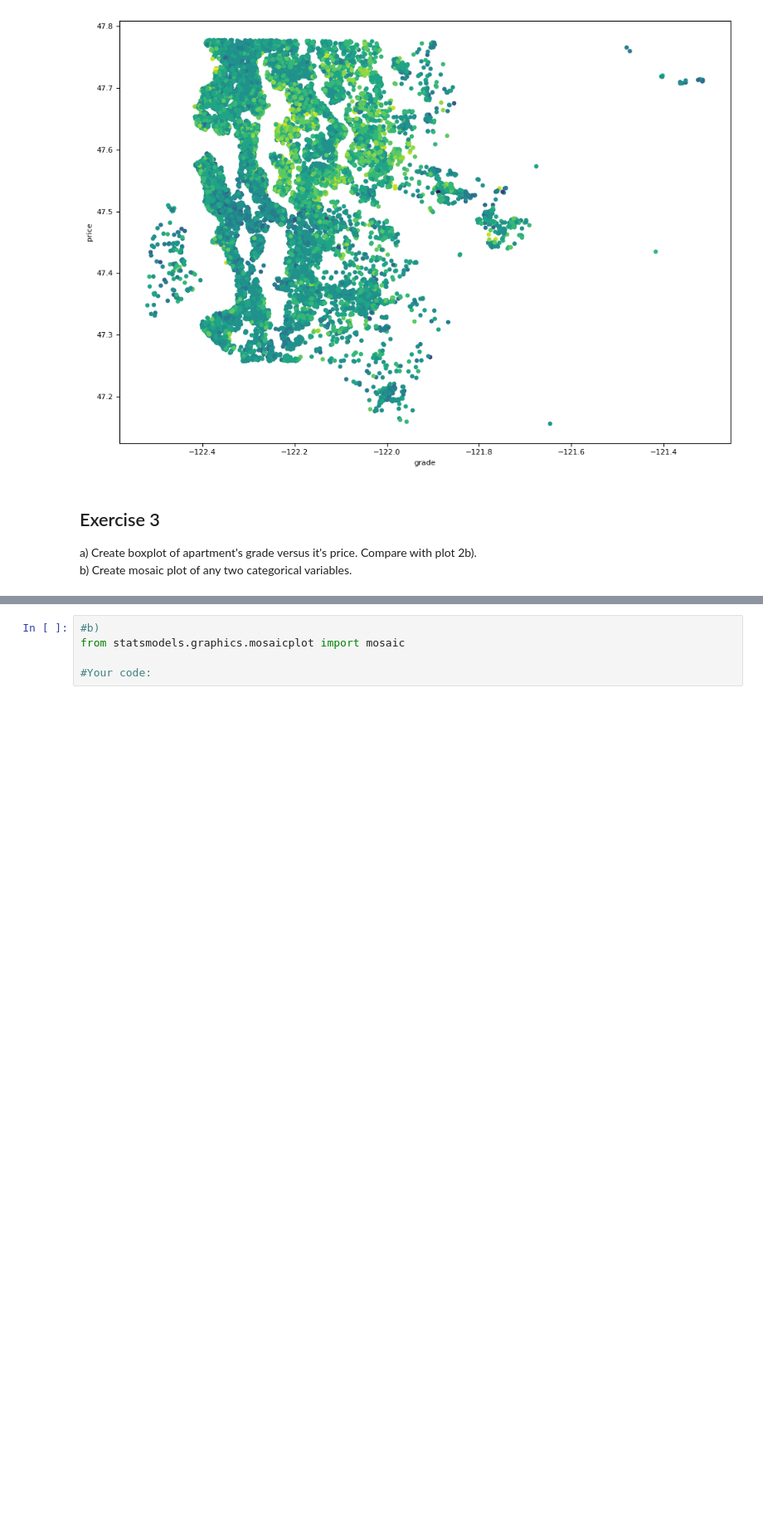
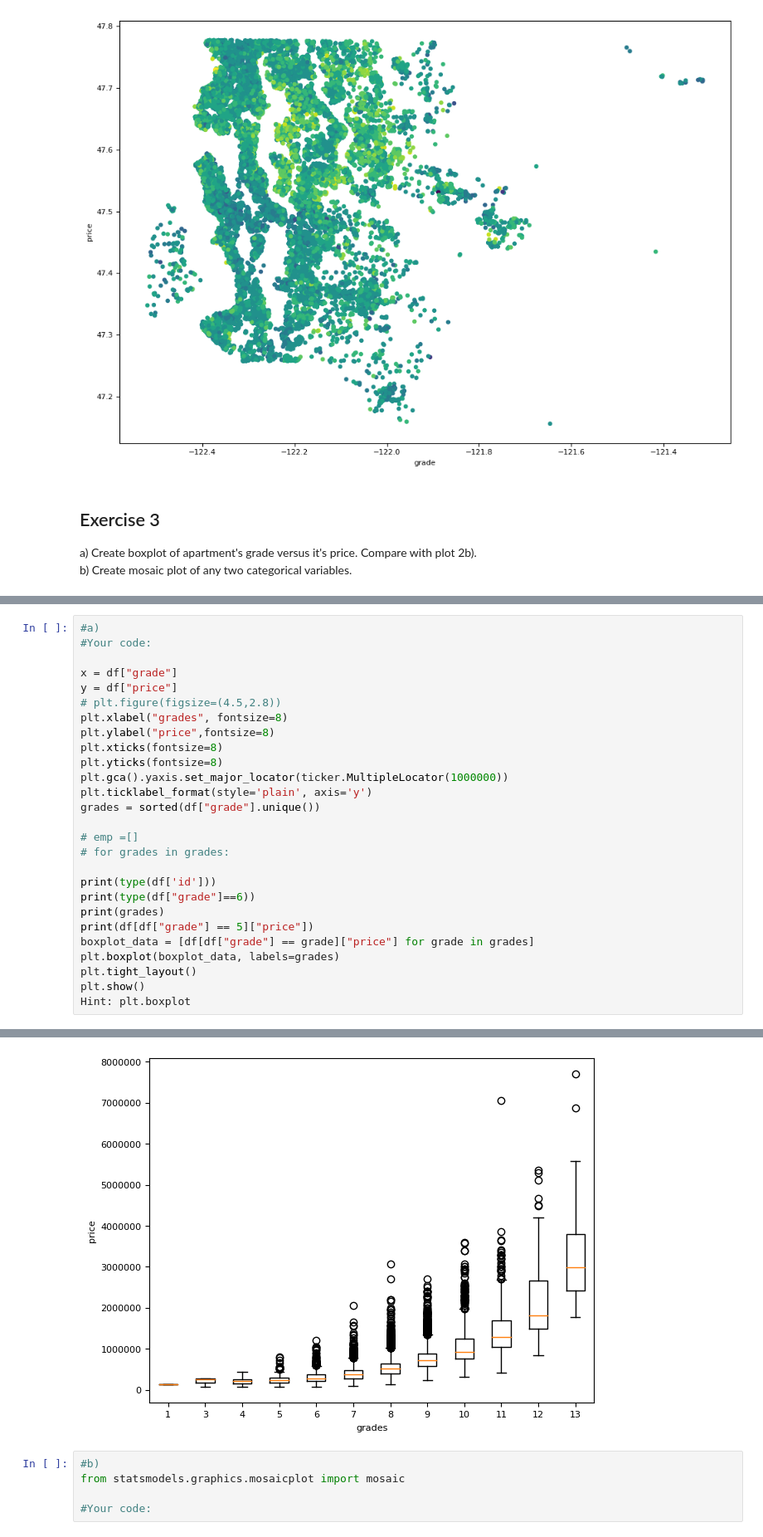
Before and after one commit to jqbpoz/Data-Analyst-UJ, a Jupyter notebook: Assignment_1.ipynb, the cells around one changed output, grey strips where cells are left out. Shown: that part at 83% size. Drawn from its saved outputs; the diff is of its cells as text; blank space fills up the shorter version.

```diff
--- a/Assignment_1.ipynb
+++ b/Assignment_1.ipynb
@@ -148,0 +141,28 @@ b) Create mosaic plot of any two categorical variables.
+# %%
+#a)
+#Your code:
+
+x = df["grade"]
+y = df["price"]
+# plt.figure(figsize=(4.5,2.8))
+plt.xlabel("grades", fontsize=8)
+plt.ylabel("price",fontsize=8)
+plt.xticks(fontsize=8)
+plt.yticks(fontsize=8)
+plt.gca().yaxis.set_major_locator(ticker.MultipleLocator(1000000))
+plt.ticklabel_format(style='plain', axis='y')
+grades = sorted(df["grade"].unique())
+
+# emp =[]
+# for grades in grades:
+
+print(type(df['id']))
+print(type(df["grade"]==6))
+print(grades)
+print(df[df["grade"] == 5]["price"])
+boxplot_data = [df[df["grade"] == grade]["price"] for grade in grades]
+plt.boxplot(boxplot_data, labels=grades)
+plt.tight_layout()
+plt.show()
+Hint: plt.boxplot
+# %% [output]
@@ -149,3 +184,4 @@ b) Create mosaic plot of any two categorical variables.
+[figure, added]
 # %%
 #b)
 from statsmodels.graphics.mosaicplot import mosaic
```
Also changed, not shown: parts of 2 cells of this notebook.
